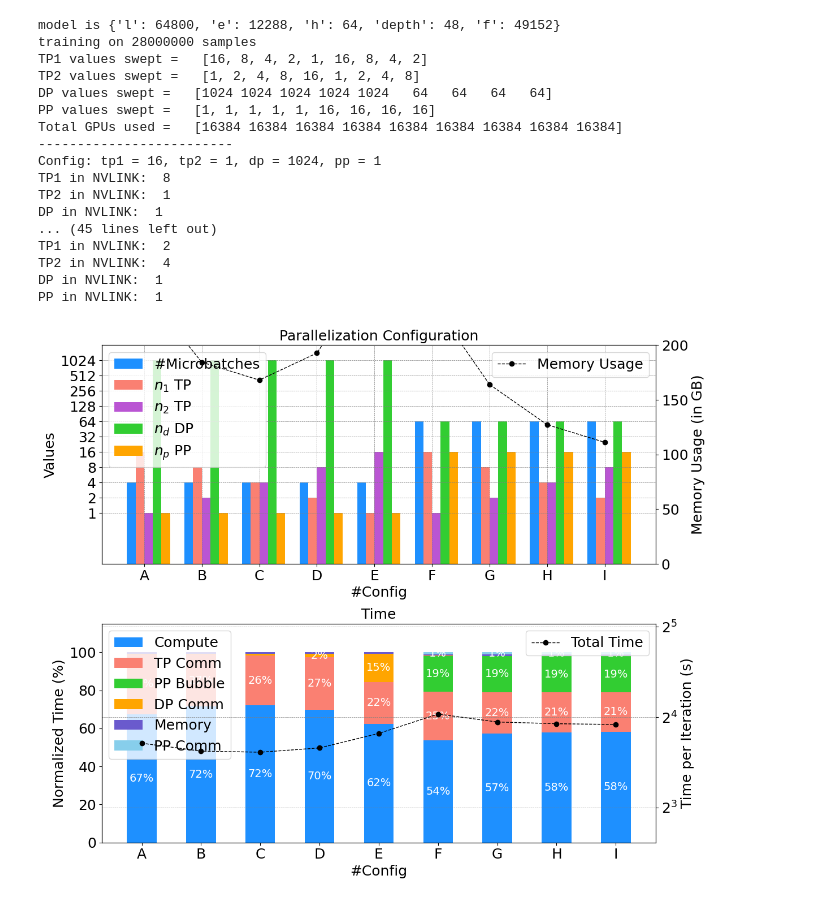
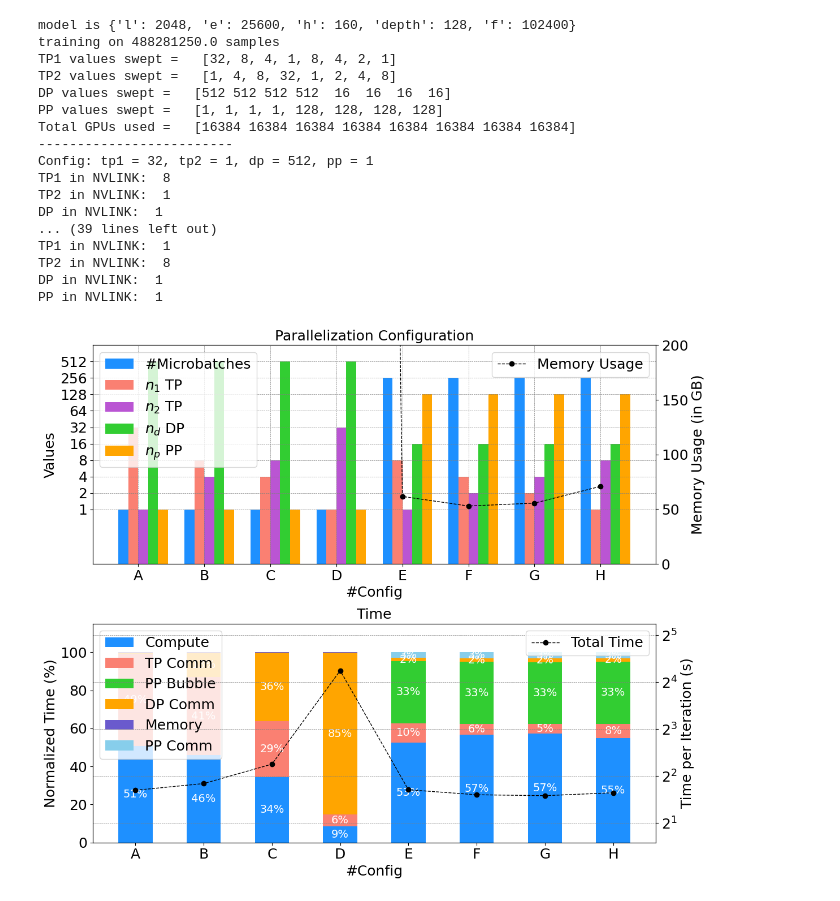
Before and after one commit to ShashankSubramanian/transformer-perf-estimates, a Jupyter notebook: plots/plots_sweep_parallel_configs.ipynb, the cells around one changed output. Saved outputs shown, nothing was run; the diff lists cells and outputs as text; code cells hidden in the pictures.

```diff
--- a/plots/plots_sweep_parallel_configs.ipynb
+++ b/plots/plots_sweep_parallel_configs.ipynb
@@ -226,7 +226,7 @@ system['summa_nb'] = 8 # set SUMMA nb dim
 sys_str = 'B200-NVS{}'.format(nvs)
 
 total_gpus = 16384     # how many GPUs to train?
-N = 9                  # how many configs?
+N = 8                  # how many configs?
 
 n_values = np.arange(0,N)
 
@@ -235,13 +235,13 @@ n_values = np.arange(0,N)
 # for GPT3-1T, for example, with 160 heads, TP could at most be 32 to evenly divide the heads
 # make sure that DP cannot be greater than global batch size
 
-tp1_values   = [16,8,4,2,1,8,4,2,1]
-tp2_values   = [1,2,4,8,16,1,2,4,8]
+tp1_values   = [32,8,4,1,8,4,2,1]
+tp2_values   = [1,4,8,32,1,2,4,8]
 tp_values    = np.array(tp1_values) * np.array(tp2_values)
-pp_values    = [1,1,1,1,1,128,128,128,128]
+pp_values    = [1,1,1,1,128,128,128,128]
 dp_values    = (total_gpus / (pp_values * tp_values)).astype(int)
 m_values     = global_batch_size//(dp_values)
-m_values[5:] = [1,1,1,1]
+m_values[4:] = [1,1,1,1]
 
 print('TP1 values swept =  ', tp1_values)
 print('TP2 values swept =  ', tp2_values)
@@ -326,7 +326,7 @@ time_parts_normalized = time_parts / time_total[:, np.newaxis].T * 100
 
 plot = plot_configs(n_values, time_total, time_parts_normalized,
                  mem_values, m_values, tp_values, dp_values, pp_values, tp1_values, tp2_values, use_log_scale=False)
-# plot.savefig('../outputs/rationale_{}_{}_{}.pdf'.format(parallel_strat, model_str, sys_str), dpi=400)
+plot.savefig('../outputs/rationale_{}_{}_{}.pdf'.format(parallel_strat, model_str, sys_str), dpi=400)
 # %% [output]
 model is {'l': 2048, 'e': 25600, 'h': 160, 'depth': 128, 'f': 102400}
 training on 488281250.0 samples
@@ -355,7 +355,7 @@ PP in NVLINK:  1
 
 ''' choose the transformer architecture hyperparameters  '''
 parallel_strat = '2d-seqp' # FIXED
-model_str = 'vit_era5'  # what model? choose from models.py (gpt3_1T, vit_era5)
+model_str = 'gpt3_1T'  # what model? choose from models.py (gpt3_1T, vit_era5)
 model = models.models[model_str]
 # set model hyperparams
 l = model['l']
@@ -391,7 +391,7 @@ system['nvlink_size'] = nvs
 sys_str = 'B200-NVS{}'.format(nvs)
 
 total_gpus = 16384     # how many GPUs to train?
-N = 9                  # how many configs?
+N = 8                  # how many configs?
 
 n_values = np.arange(0,N)
 
@@ -400,13 +400,21 @@ n_values = np.arange(0,N)
 # for GPT3-1T, for example, with 160 heads, TP could at most be 32 to evenly divide the heads
 # make sure that DP cannot be greater than global batch size
 
-tp1_values =  [16,8,4,2,1,16,8,4,2]
-tp2_values = [1,2,4,8,16,1,2,4,8]
-tp_values = np.array(tp1_values) * np.array(tp2_values)
-pp_values = [1,1,1,1,1,16,16,16,16]
-dp_values = (total_gpus / (pp_values * tp_values)).astype(int)
-m_values = [1] * N
+tp1_values   = [32,8,4,1,8,4,2,1]
+tp2_values   = [1,4,8,32,1,2,4,8]
+tp_values    = np.array(tp1_values) * np.array(tp2_values)
+pp_values    = [1,1,1,1,128,128,128,128]
+dp_values    = (total_gpus / (pp_values * tp_values)).astype(int)
+m_values     = global_batch_size//(dp_values)
+m_values[4:] = [1,1,1,1]
 
+# use these for the paper figure for vit 2d tp (note N = 10 here)
+# tp1_values =  [16,8,4,2,1,16,8,4,2,1]
+# tp2_values = [1,2,4,8,16,1,2,4,8,16]
+# tp_values = np.array(tp1_values) * np.array(tp2_values)
+# pp_values = [2,2,2,2,2,16,16,16,16,16]
+# dp_values = (total_gpus / (pp_values * tp_values)).astype(int)
+# m_values = [1] * N
 
 
 print('TP1 values swept =  ', tp1_values)
@@ -472,43 +480,43 @@ for mbs,tp1,tp2,pp,dp in zip(m_values,tp1_values,tp2_values,pp_values,dp_values)
     time_part1.append(stats['t_comp'])
     time_part2.append(stats['t_tp_comm'])
     time_part3.append(stats['t_bubble'])
     time_part4.append(stats['t_dp_comm'])
     time_part5.append(stats['t_mem'])
     time_part6.append(stats['t_pp_comm'])
     nm_values.append(nm)
 
 
 m_values = nm_values # swap to #microbatches
 time_part1 = np.array(time_part1)
 time_part2 = np.array(time_part2)
 time_part3 = np.array(time_part3)
 time_part4 = np.array(time_part4)
 time_part5 = np.array(time_part5)
 time_part6 = np.array(time_part6)
 time_total = time_part1 + time_part2 + time_part3 + time_part4 + time_part5 + time_part6
 # normalize the time parts
 time_parts = np.array([time_part1, time_part2, time_part3, time_part4, time_part5, time_part6])
 time_parts_normalized = time_parts / time_total[:, np.newaxis].T * 100
 
 plot = plot_configs(n_values, time_total, time_parts_normalized,
                  mem_values, m_values, tp_values, dp_values, pp_values, tp1_values, tp2_values, use_log_scale=False)
-# plot.savefig('../outputs/rationale_{}_{}_{}.pdf'.format(parallel_strat, model_str, sys_str), dpi=400)
+plot.savefig('../outputs/rationale_{}_{}_{}.pdf'.format(parallel_strat, model_str, sys_str), dpi=400)
 # %% [output]
-model is {'l': 64800, 'e': 12288, 'h': 64, 'depth': 48, 'f': 49152}
-training on 28000000 samples
-TP1 values swept =   [16, 8, 4, 2, 1, 16, 8, 4, 2]
-TP2 values swept =   [1, 2, 4, 8, 16, 1, 2, 4, 8]
-DP values swept =   [1024 1024 1024 1024 1024   64   64   64   64]
-PP values swept =   [1, 1, 1, 1, 1, 16, 16, 16, 16]
-Total GPUs used =   [16384 16384 16384 16384 16384 16384 16384 16384 16384]
+model is {'l': 2048, 'e': 25600, 'h': 160, 'depth': 128, 'f': 102400}
+training on 488281250.0 samples
+TP1 values swept =   [32, 8, 4, 1, 8, 4, 2, 1]
+TP2 values swept =   [1, 4, 8, 32, 1, 2, 4, 8]
+DP values swept =   [512 512 512 512  16  16  16  16]
+PP values swept =   [1, 1, 1, 1, 128, 128, 128, 128]
+Total GPUs used =   [16384 16384 16384 16384 16384 16384 16384 16384]
 -------------------------
-Config: tp1 = 16, tp2 = 1, dp = 1024, pp = 1
+Config: tp1 = 32, tp2 = 1, dp = 512, pp = 1
 TP1 in NVLINK:  8
 TP2 in NVLINK:  1
 DP in NVLINK:  1
-... (45 lines left out)
-TP1 in NVLINK:  2
-TP2 in NVLINK:  4
+... (39 lines left out)
+TP1 in NVLINK:  1
+TP2 in NVLINK:  8
 DP in NVLINK:  1
 PP in NVLINK:  1
-[figure, old version]
+[figure, new version]
```
Also changed, not shown: parts of 2 cells of this notebook, 51 other files.
